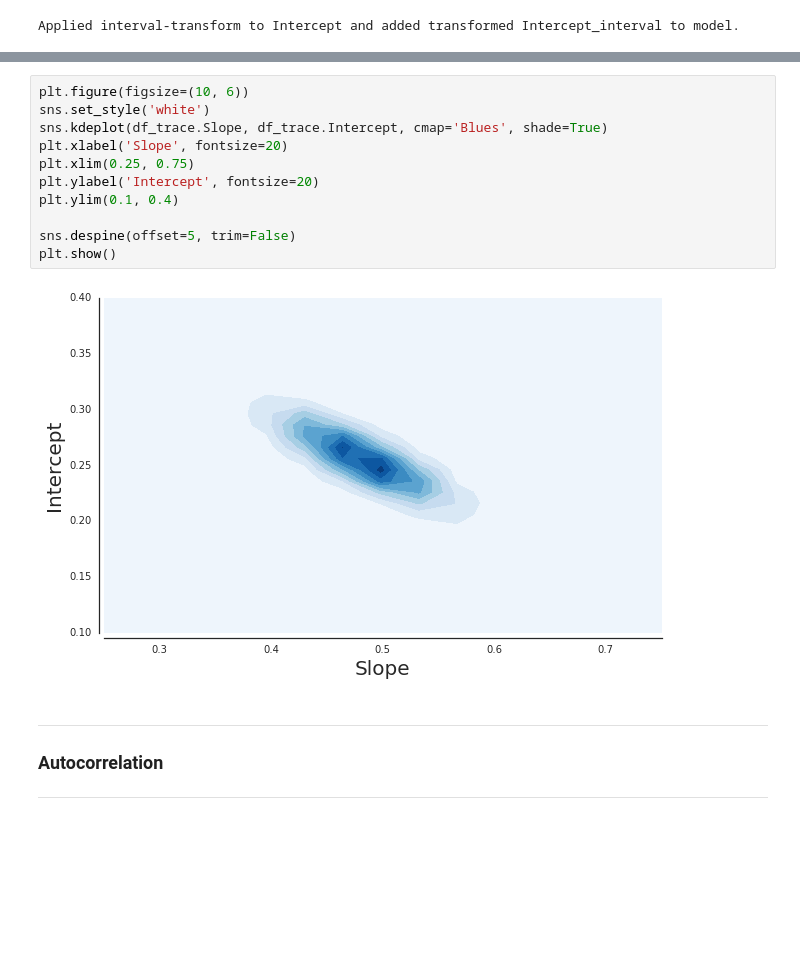
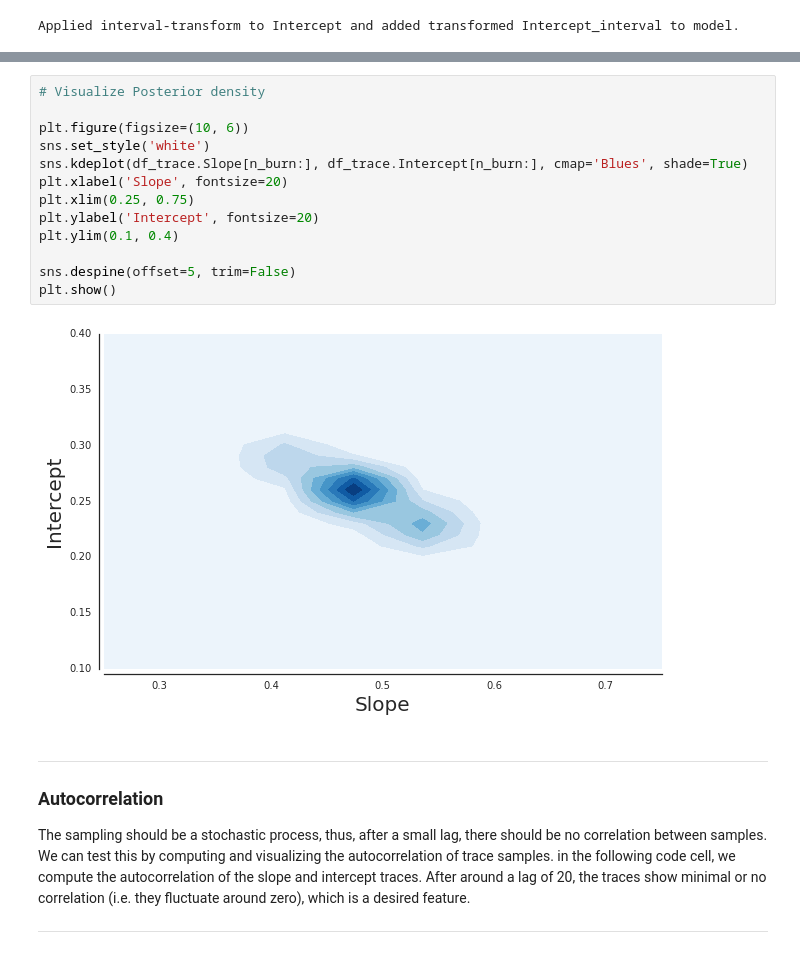
Before and after one commit to lcdm-uiuc/info490-sp16, a Jupyter notebook: Week11/notebooks/intro2pp-bm.ipynb, the cells around one changed output, grey strips where cells are left out. Cells and saved outputs as stored; diff of their text form; blank space fills up the shorter version.

```diff
--- a/Week11/notebooks/intro2pp-bm.ipynb
+++ b/Week11/notebooks/intro2pp-bm.ipynb
@@ -274,20 +377,30 @@ plt.show()
 # %%
+# Visualize Posterior density
+
 plt.figure(figsize=(10, 6))
 sns.set_style('white')
-sns.kdeplot(df_trace.Slope, df_trace.Intercept, cmap='Blues', shade=True)
+sns.kdeplot(df_trace.Slope[n_burn:], df_trace.Intercept[n_burn:], cmap='Blues', shade=True)
 plt.xlabel('Slope', fontsize=20)
 plt.xlim(0.25, 0.75)
 plt.ylabel('Intercept', fontsize=20)
 plt.ylim(0.1, 0.4)
 
 sns.despine(offset=5, trim=False)
 plt.show()
 # %% [output]
-[figure, old version]
+[figure, new version]
-# %% [markdown]
------
-
-### Autocorrelation
-
------
+# %% [markdown]
+-----
+
+### Autocorrelation
+
+The sampling should be a stochastic process, thus, after a small lag,
+there should be no correlation between samples. We can test this by
+computing and visualizing the autocorrelation of trace samples. in the
+following code cell, we compute the autocorrelation of the slope and
+intercept traces. After around a lag of 20, the traces show minimal or no
+correlation (i.e. they fluctuate around zero), which is a desired
+feature.
+
+-----
 # %%
```
Also changed, not shown: parts of 35 cells of this notebook.
